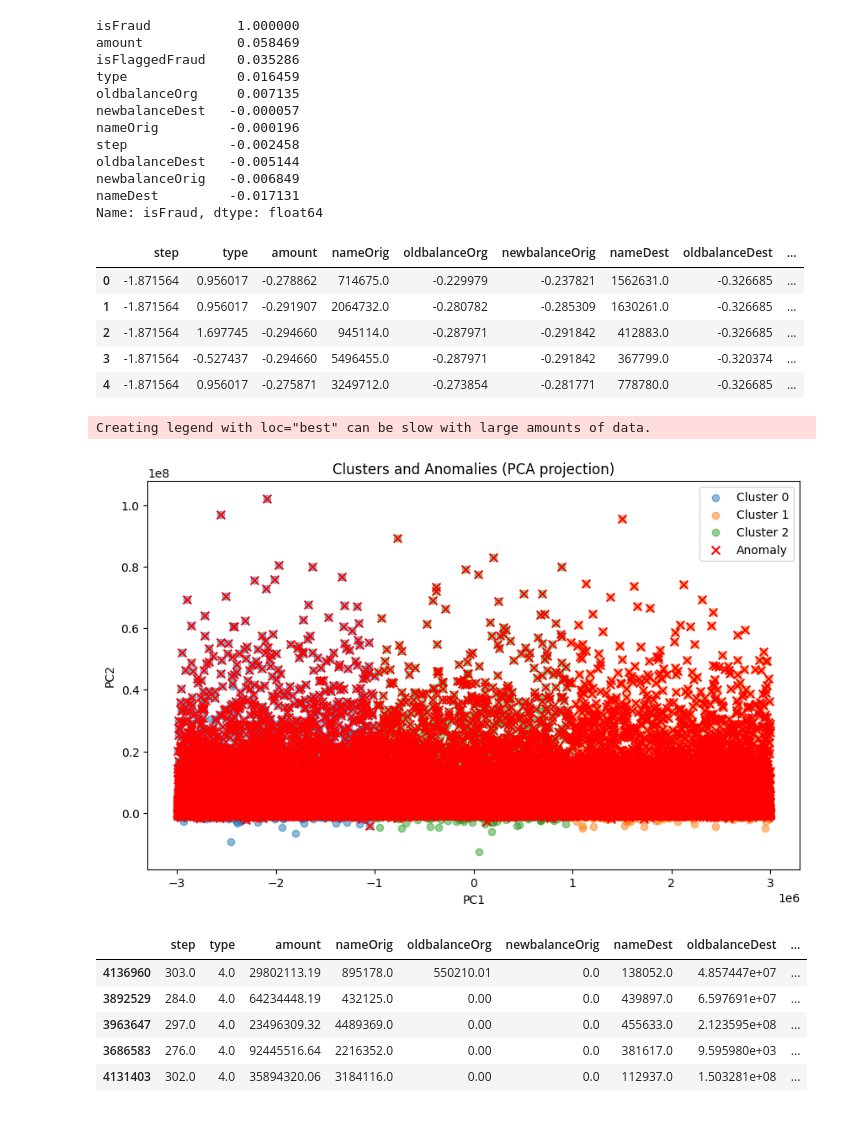
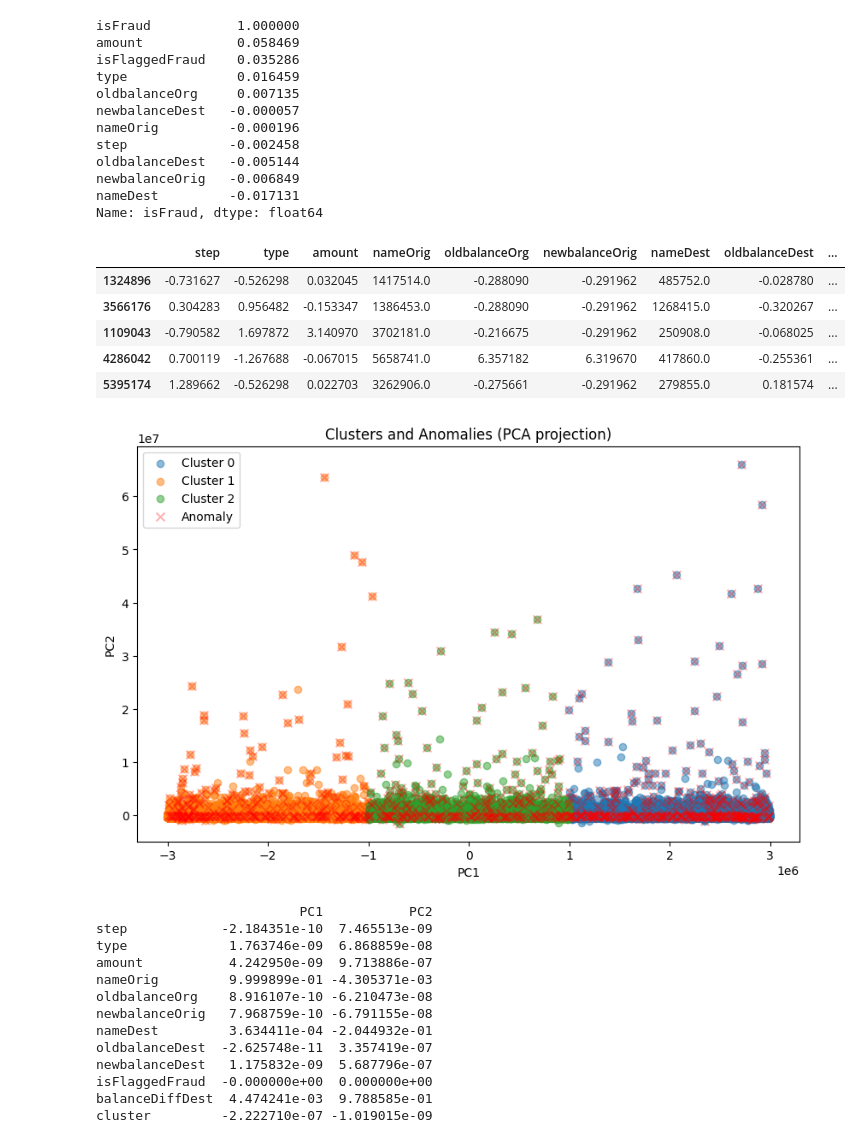
Before and after one commit to QuiteSurreal/Detecting-transactial-fraud-with-AI, a Jupyter notebook: AI.ipynb, the cells around one changed output. Saved outputs shown, nothing was run; the diff lists cells and outputs as text; code cells hidden in the pictures.

```diff
--- a/AI.ipynb
+++ b/AI.ipynb
@@ -96,32 +96,34 @@ X_train, X_test, y_train, y_test = train_test_split(X, y, stratify=y, test_size
 # %%
 #feature engineering (maybe Ill remove the type and newbalance columns later)
 
-df['balanceDiffOrig'] = df['oldbalanceOrg'] - df['newbalanceOrig']
+#df['balanceDiffOrig'] = df['oldbalanceOrg'] - df['newbalanceOrig']
 df['balanceDiffDest'] = df['newbalanceDest'] - df['oldbalanceDest']
 # %%
 # Scaling for unsupervised learning
 
-X_scaled = df.drop(columns=['isFraud'])
+df_sample = df.sample(100000, random_state=42)
+
+X_scaled = df_sample.drop(columns=['isFraud'])
 
 def Standard_Scaler(df):
     scaler = StandardScaler()
 
     # Fit on data and transform
     df[col_names] = scaler.fit_transform(df[col_names])
 
     return df
 
 col_names = ['type', 'amount', 'step', 'oldbalanceOrg', 'newbalanceOrig', 'oldbalanceDest', 'newbalanceDest']
 X_scaled = Standard_Scaler(X_scaled)
 
 X_scaled.head(5)
 # %% [output]
 |  | step | type | amount | nameOrig | oldbalanceOrg | newbalanceOrig | nameDest | oldbalanceDest | ... |
-| 0 | -1.871564 | 0.956017 | -0.278862 | 714675.0 | -0.229979 | -0.237821 | 1562631.0 | -0.326685 | ... |
-| 1 | -1.871564 | 0.956017 | -0.291907 | 2064732.0 | -0.280782 | -0.285309 | 1630261.0 | -0.326685 | ... |
-| 2 | -1.871564 | 1.697745 | -0.294660 | 945114.0 | -0.287971 | -0.291842 | 412883.0 | -0.326685 | ... |
-| 3 | -1.871564 | -0.527437 | -0.294660 | 5496455.0 | -0.287971 | -0.291842 | 367799.0 | -0.320374 | ... |
-| 4 | -1.871564 | 0.956017 | -0.275871 | 3249712.0 | -0.273854 | -0.281771 | 778780.0 | -0.326685 | ... |
+| 1324896 | -0.731627 | -0.526298 | 0.032045 | 1417514.0 | -0.288090 | -0.291962 | 485752.0 | -0.028780 | ... |
+| 3566176 | 0.304283 | 0.956482 | -0.153347 | 1386453.0 | -0.288090 | -0.291962 | 1268415.0 | -0.320267 | ... |
+| 1109043 | -0.790582 | 1.697872 | 3.140970 | 3702181.0 | -0.216675 | -0.291962 | 250908.0 | -0.068025 | ... |
+| 4286042 | 0.700119 | -1.267688 | -0.067015 | 5658741.0 | 6.357182 | 6.319670 | 417860.0 | -0.255361 | ... |
+| 5395174 | 1.289662 | -0.526298 | 0.022703 | 3262906.0 | -0.275661 | -0.291962 | 279855.0 | 0.181574 | ... |
 # %%
 # Unsupervised Learning with KMEans and Isolation Forest
 from sklearn.ensemble import IsolationForest
@@ -129,20 +131,20 @@ from sklearn.cluster import KMeans
 from sklearn.decomposition import PCA
 
 iso = IsolationForest(contamination=0.01, random_state=42)
-df['anomaly'] = (iso.fit_predict(X_scaled) == -1).astype(int)
+df_sample['anomaly'] = (iso.fit_predict(X_scaled) == -1).astype(int)
 
 kmeans = KMeans(n_clusters=3, random_state=42)
 clusters = kmeans.fit_predict(X_scaled)
 
-df['cluster'] = clusters
+df_sample['cluster'] = clusters
 
 pca = PCA(n_components=2)
 X_pca = pca.fit_transform(X_scaled)
 
 # Use cluster color and anomaly shape
 plt.figure(figsize=(10, 6))
-for cluster_id in sorted(df['cluster'].unique()):
-    cluster_mask = df['cluster'] == cluster_id
+for cluster_id in sorted(df_sample['cluster'].unique()):
+    cluster_mask = df_sample['cluster'] == cluster_id
     plt.scatter(
         X_pca[cluster_mask, 0],
         X_pca[cluster_mask, 1],
@@ -151,11 +153,11 @@ for cluster_id in sorted(df['cluster'].unique()):
     )
 
 # Overlay anomalies (red X markers)
-anomalies = df['anomaly'] == 1
+anomalies = df_sample['anomaly'] == 1
 plt.scatter(
     X_pca[anomalies, 0],
     X_pca[anomalies, 1],
-    color='red', marker='x', label='Anomaly', s=50
+    color='red', marker='x', label='Anomaly', s=50, alpha=0.3
 )
 
 plt.title("Clusters and Anomalies (PCA projection)")
@@ -164,7 +166,7 @@ plt.ylabel("PC2")
 plt.legend()
 plt.show()
 
-df_show = df.copy()
+df_show = df_sample.copy()
 
 df_show.groupby('cluster').mean(numeric_only=True)
 
@@ -175,15 +177,25 @@ df_show['anomaly'] = iso.fit_predict(X_scaled)
 df_show['anomaly'] = df_show['anomaly'].map({1: 0, -1: 1})
 
 df_show[df_show['anomaly'] == 1].sort_values(by='PC2', ascending=False).head(5)
+
+
+loadings = pd.DataFrame(pca.components_.T, index=X_scaled.columns, columns=['PC1', 'PC2'])
+print(loadings)
 # %% [output]
+[figure, new version]
-Creating legend with loc="best" can be slow with large amounts of data.
+                          PC1           PC2
+step            -2.184351e-10  7.465513e-09
+type             1.763746e-09  6.868859e-08
+amount           4.242950e-09  9.713886e-07
+nameOrig         9.999899e-01 -4.305371e-03
+oldbalanceOrg    8.916107e-10 -6.210473e-08
+newbalanceOrig   7.968759e-10 -6.791155e-08
+nameDest         3.634411e-04 -2.044932e-01
+oldbalanceDest  -2.625748e-11  3.357419e-07
+newbalanceDest   1.175832e-09  5.687796e-07
+isFlaggedFraud  -0.000000e+00  0.000000e+00
+balanceDiffDest  4.474241e-03  9.788585e-01
+cluster         -2.222710e-07 -1.019015e-09
-[figure, old version]
-|  | step | type | amount | nameOrig | oldbalanceOrg | newbalanceOrig | nameDest | oldbalanceDest | ... |
-| 4136960 | 303.0 | 4.0 | 29802113.19 | 895178.0 | 550210.01 | 0.0 | 138052.0 | 4.857447e+07 | ... |
-| 3892529 | 284.0 | 4.0 | 64234448.19 | 432125.0 | 0.00 | 0.0 | 439897.0 | 6.597691e+07 | ... |
-| 3963647 | 297.0 | 4.0 | 23496309.32 | 4489369.0 | 0.00 | 0.0 | 455633.0 | 2.123595e+08 | ... |
-| 3686583 | 276.0 | 4.0 | 92445516.64 | 2216352.0 | 0.00 | 0.0 | 381617.0 | 9.595980e+03 | ... |
-| 4131403 | 302.0 | 4.0 | 35894320.06 | 3184116.0 | 0.00 | 0.0 | 112937.0 | 1.503281e+08 | ... |
 # %%
 # Making sets for supervised learning, using the feature importances and the new cluster column
 
```
Also changed, not shown: parts of 5 cells of this notebook, 2 other files.
